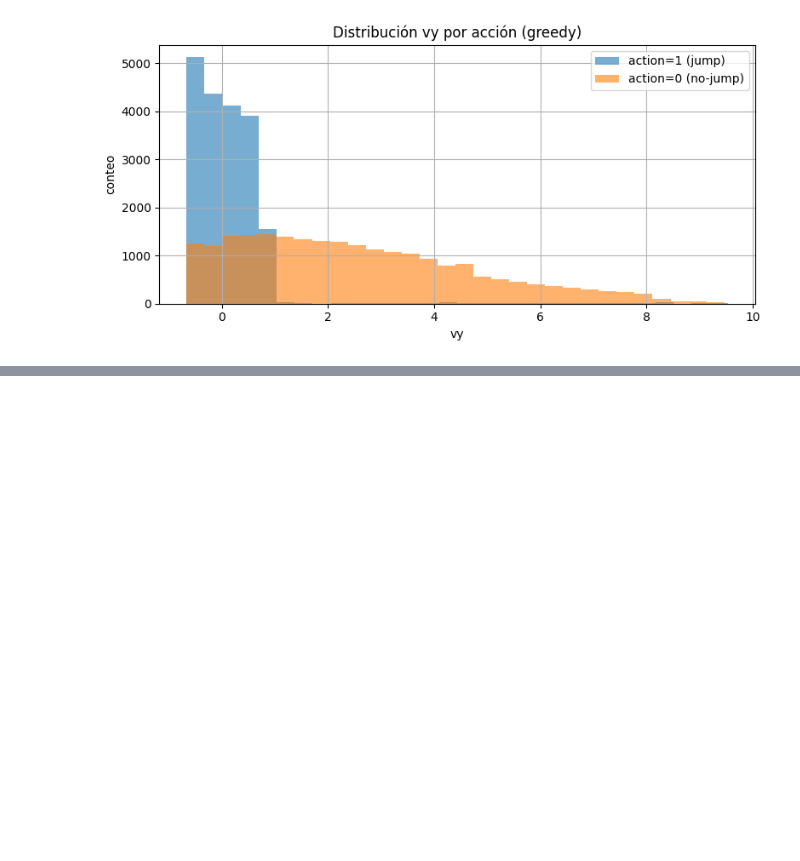
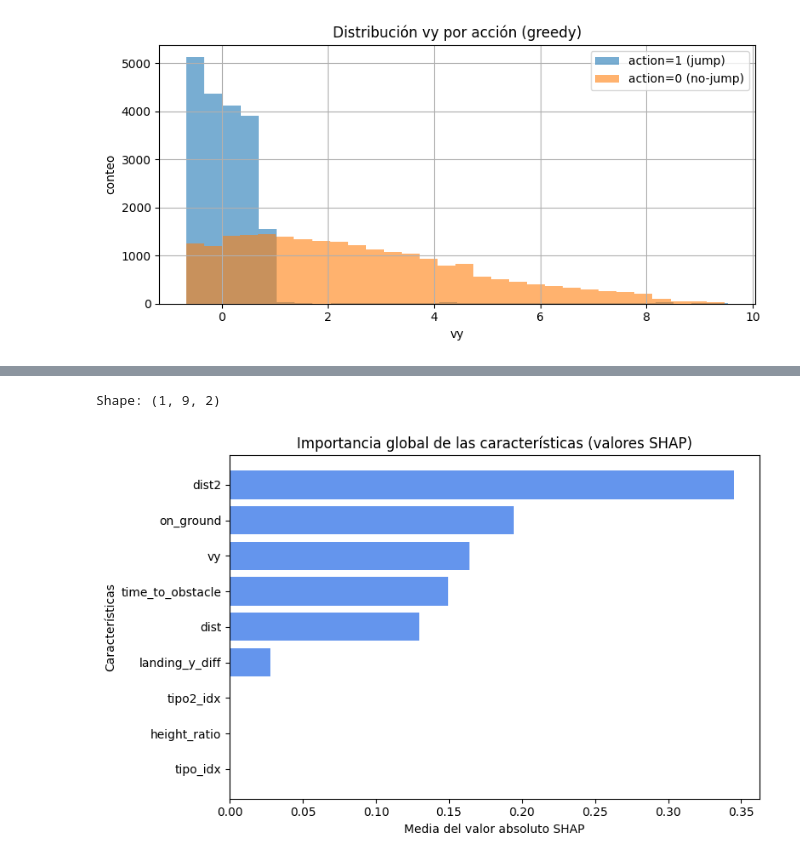
Before and after one commit to Gerax5/Deep-gd, a Jupyter notebook: metricasVarias.ipynb, the cells around one changed output, grey strips where cells are left out. Saved outputs shown, nothing was run; the diff lists cells and outputs as text; code cells hidden in the pictures; blank space fills up the shorter version.

```diff
--- a/metricasVarias.ipynb
+++ b/metricasVarias.ipynb
@@ -499,0 +547,47 @@ print("CSV guardados: logs_episodios.csv, eval_runs.csv")
+# %%
+import numpy as np
+import pandas as pd
+import matplotlib.pyplot as plt
+import pickle
+
+# Cargar shap_values
+with open("shap_values.pkl", "rb") as f:
+    shap_list = pickle.load(f)
+
+shap_values = shap_list[0]
+
+# Tus nombres de características
+feature_names = [
+    "dist", "vy", "on_ground", "tipo_idx", "height_ratio",
+    "time_to_obstacle", "landing_y_diff", "dist2", "tipo2_idx"
+]
+
+# Revisar la forma
+print("Shape:", shap_values.values.shape)
+
+# Si tiene forma (n, features, actions), promediamos sobre observaciones y acciones
+vals = shap_values.values
+if vals.ndim == 3:
+    mean_abs_shap = np.abs(vals).mean(axis=(0, 2))
+elif vals.ndim == 2:
+    mean_abs_shap = np.abs(vals).mean(axis=0)
+else:
+    raise ValueError("Dimensión inesperada en shap_values.values")
+
+# Crear DataFrame
+df_importance = pd.DataFrame({
+    "Feature": feature_names,
+    "Mean |SHAP|": mean_abs_shap
+}).sort_values(by="Mean |SHAP|", ascending=True)
+
+# Graficar
+plt.figure(figsize=(8,5))
+plt.barh(df_importance["Feature"], df_importance["Mean |SHAP|"], color="cornflowerblue")
+plt.title("Importancia global de las características (valores SHAP)")
+plt.xlabel("Media del valor absoluto SHAP")
+plt.ylabel("Características")
+plt.tight_layout()
+plt.show()
+# %% [output]
+Shape: (1, 9, 2)
+[figure, added]
```
Also changed, not shown: parts of 3 cells of this notebook, 4 other files.
